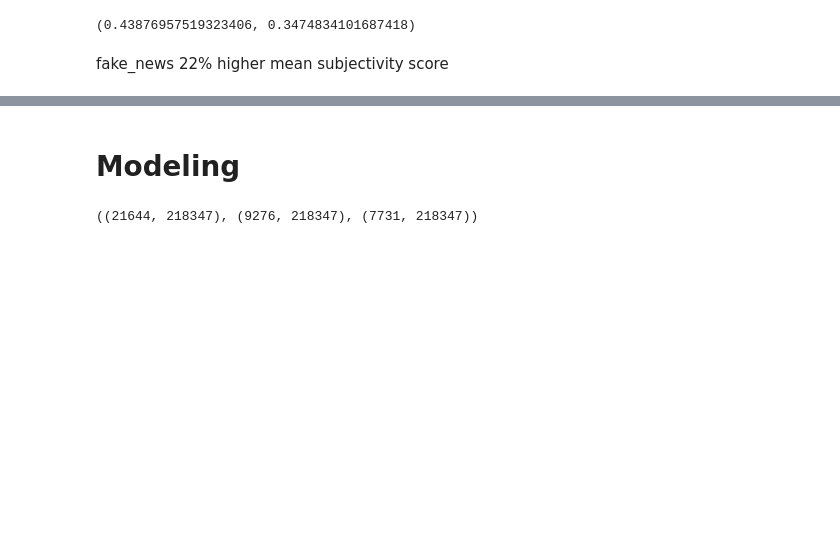
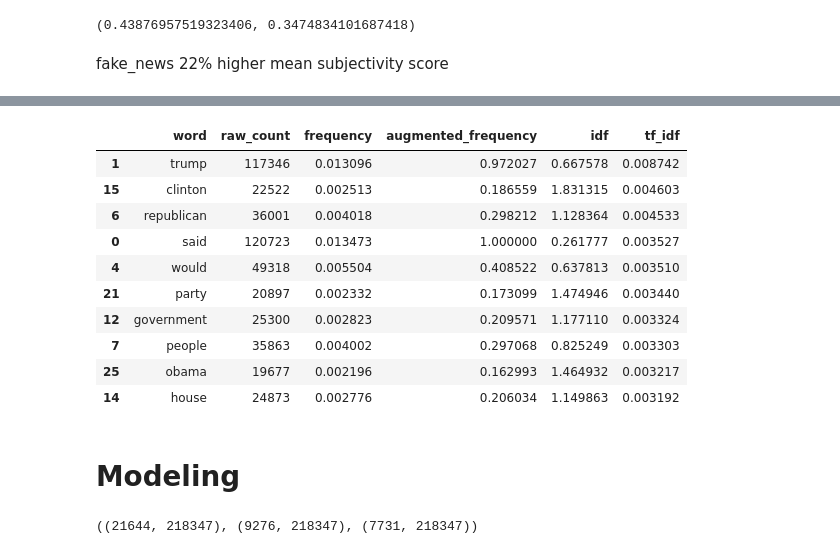
Before and after one commit to Fake-News-Capstone/fake_news_capstone, a Jupyter notebook: fake_news_capstone.ipynb, the cells around one changed output, grey strips where cells are left out. Drawn from its saved outputs; the diff is of its cells as text; code cells hidden in the pictures; blank space fills up the shorter version.

```diff
--- a/fake_news_capstone.ipynb
+++ b/fake_news_capstone.ipynb
@@ -639,3 +669,17 @@ fake_news 22% higher mean subjectivity score
+# %%
+word_freq_df.sort_values(by='tf_idf', ascending=False).head(10)
+# %% [output]
+|  | word | raw_count | frequency | augmented_frequency | idf | tf_idf |
+| 1 | trump | 117346 | 0.013096 | 0.972027 | 0.667578 | 0.008742 |
+| 15 | clinton | 22522 | 0.002513 | 0.186559 | 1.831315 | 0.004603 |
+| 6 | republican | 36001 | 0.004018 | 0.298212 | 1.128364 | 0.004533 |
+| 0 | said | 120723 | 0.013473 | 1.000000 | 0.261777 | 0.003527 |
+| 4 | would | 49318 | 0.005504 | 0.408522 | 0.637813 | 0.003510 |
+| 21 | party | 20897 | 0.002332 | 0.173099 | 1.474946 | 0.003440 |
+| 12 | government | 25300 | 0.002823 | 0.209571 | 1.177110 | 0.003324 |
+| 7 | people | 35863 | 0.004002 | 0.297068 | 0.825249 | 0.003303 |
+| 25 | obama | 19677 | 0.002196 | 0.162993 | 1.464932 | 0.003217 |
+| 14 | house | 24873 | 0.002776 | 0.206034 | 1.149863 | 0.003192 |
 # %% [markdown]
 # Modeling
 # %%
```
Also changed, not shown: parts of 9 cells of this notebook.
